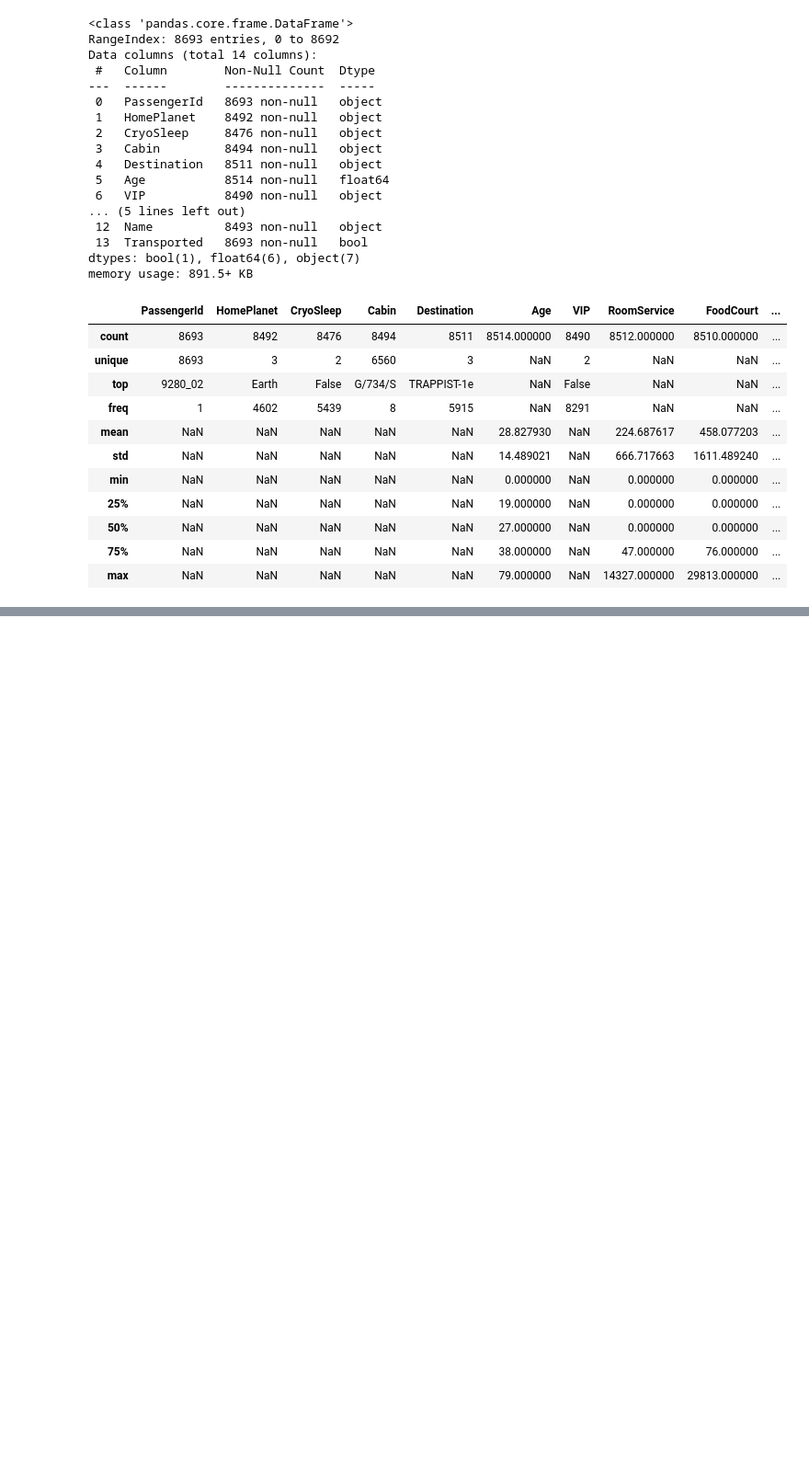
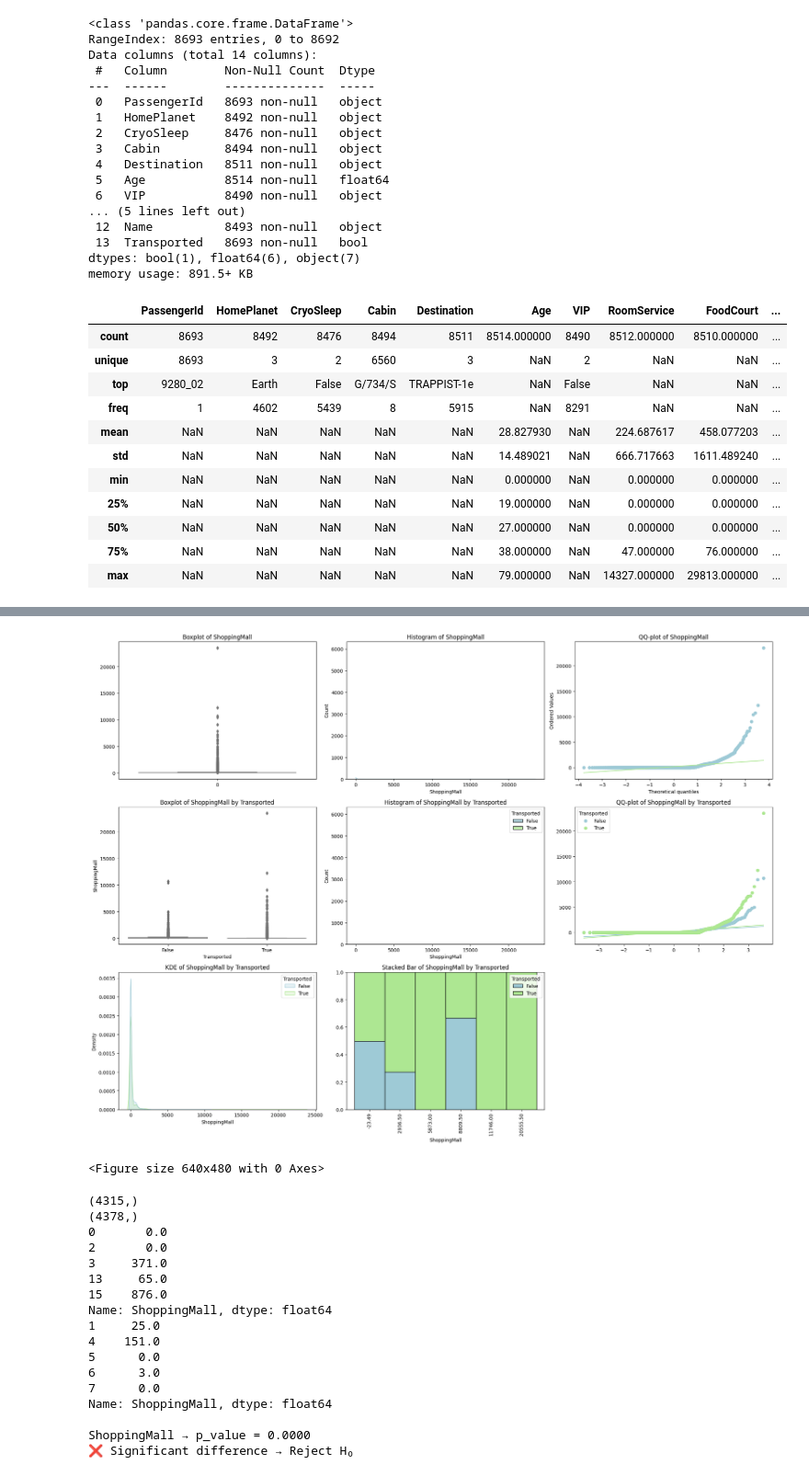
Before and after one commit to rezamirzaii/spaceship-titanic-ml, a Jupyter notebook: notebooks/spaceship_titanic.ipynb, the cells around one changed output, grey strips where cells are left out. Shown at 92% size. Saved outputs shown, nothing was run; the diff lists cells and outputs as text; code cells hidden in the pictures; blank space fills up the shorter version.

```diff
--- a/notebooks/spaceship_titanic.ipynb
+++ b/notebooks/spaceship_titanic.ipynb
@@ -109,0 +334,23 @@ df_train.describe(include = 'all')
+# %%
+analysis_numeric_col(df_train,"ShoppingMall")
+mannwhitney_test(df_train,"ShoppingMall")
+# %% [output]
+[figure, added]
+<Figure size 640x480 with 0 Axes>
+(4315,)
+(4378,)
+0       0.0
+2       0.0
+3     371.0
+13     65.0
+15    876.0
+Name: ShoppingMall, dtype: float64
+1     25.0
+4    151.0
+5      0.0
+6      3.0
+7      0.0
+Name: ShoppingMall, dtype: float64
+
+ShoppingMall → p_value = 0.0000
+❌ Significant difference → Reject H₀
```
Also changed, not shown: parts of 13 cells of this notebook.
